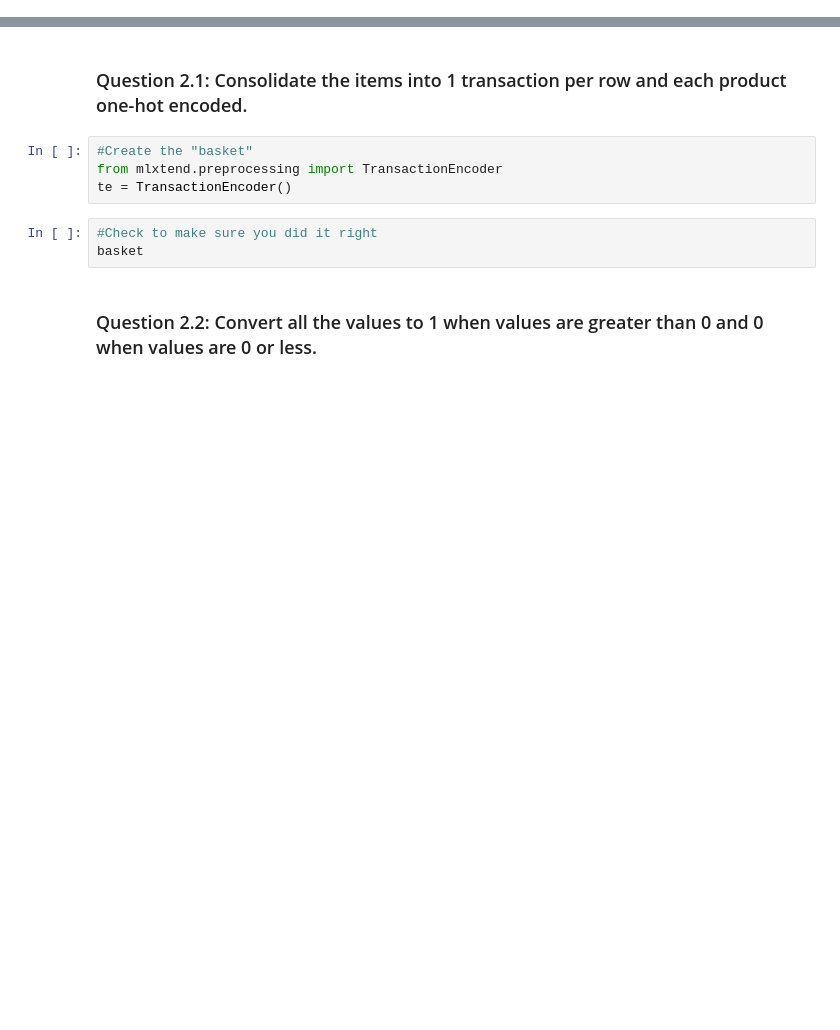
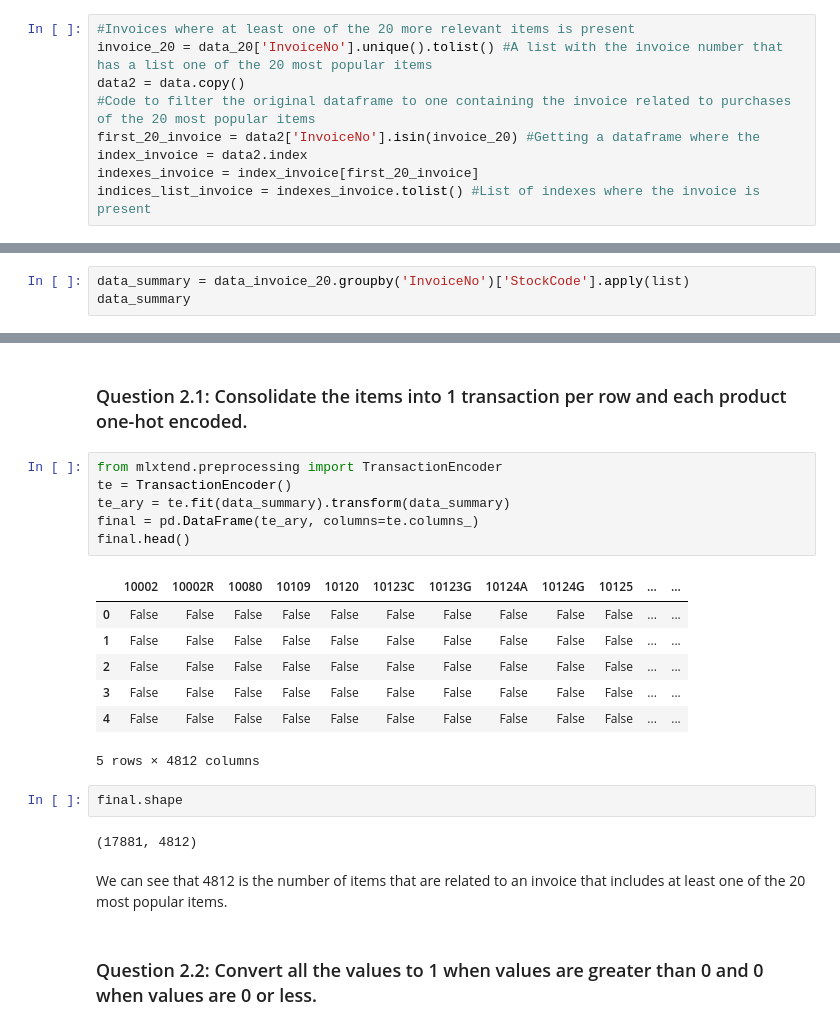
Before and after one commit to rodolfolermacontreras/ML_1_Assignment_10_Updated, a Jupyter notebook: MLEARN510-Lesson10-RodolfoLerma.ipynb, the cells around one changed output, grey strips where cells are left out. Drawn from its saved outputs; the diff is of its cells as text; blank space fills up the shorter version.

```diff
--- a/MLEARN510-Lesson10-RodolfoLerma.ipynb
+++ b/MLEARN510-Lesson10-RodolfoLerma.ipynb
@@ -185,3 +227,12 @@ indices_list_invoice = indexes.tolist()
+# %%
+#Invoices where at least one of the 20 more relevant items is present
+invoice_20 = data_20['InvoiceNo'].unique().tolist() #A list with the invoice number that has a list one of the 20 most popular items
+data2 = data.copy()
+#Code to filter the original dataframe to one containing the invoice related to purchases of the 20 most popular items
+first_20_invoice = data2['InvoiceNo'].isin(invoice_20) #Getting a dataframe where the
+index_invoice = data2.index
+indexes_invoice = index_invoice[first_20_invoice]
+indices_list_invoice = indexes_invoice.tolist() #List of indexes where the invoice is present
 # %%
 # Data Frame with invoice includes at least one of the 20 items
 data_invoice_20 = data.loc[indices_list_invoice]
@@ -220,0 +278,3 @@ KeyError: 1
+# %%
+data_summary = data_invoice_20.groupby('InvoiceNo')['StockCode'].apply(list)
+data_summary
@@ -221,11 +295,24 @@ KeyError: 1
 # %% [markdown]
 ### Question 2.1: Consolidate the items into 1 transaction per row and each product one-hot encoded.
-# %%
-#Create the "basket"
-from mlxtend.preprocessing import TransactionEncoder
-te = TransactionEncoder()
-# %%
-#Check to make sure you did it right
-basket
+# %%
+from mlxtend.preprocessing import TransactionEncoder
+te = TransactionEncoder()
+te_ary = te.fit(data_summary).transform(data_summary)
+final = pd.DataFrame(te_ary, columns=te.columns_)
+final.head()
+# %% [output]
+|  | 10002 | 10002R | 10080 | 10109 | 10120 | 10123C | 10123G | 10124A | 10124G | 10125 | ... | ... |
+| 0 | False | False | False | False | False | False | False | False | False | False | ... | ... |
+| 1 | False | False | False | False | False | False | False | False | False | False | ... | ... |
+| 2 | False | False | False | False | False | False | False | False | False | False | ... | ... |
+| 3 | False | False | False | False | False | False | False | False | False | False | ... | ... |
+| 4 | False | False | False | False | False | False | False | False | False | False | ... | ... |
+5 rows × 4812 columns
+# %%
+final.shape
+# %% [output]
+(17881, 4812)
+# %% [markdown]
+We can see that 4812 is the number of items that are related to an invoice that includes at least one of the 20 most popular items.
 # %% [markdown]
 ### Question 2.2: Convert all the values to 1 when values are greater than 0 and 0 when values are 0 or less.
```
Also changed, not shown: parts of 43 cells of this notebook.
